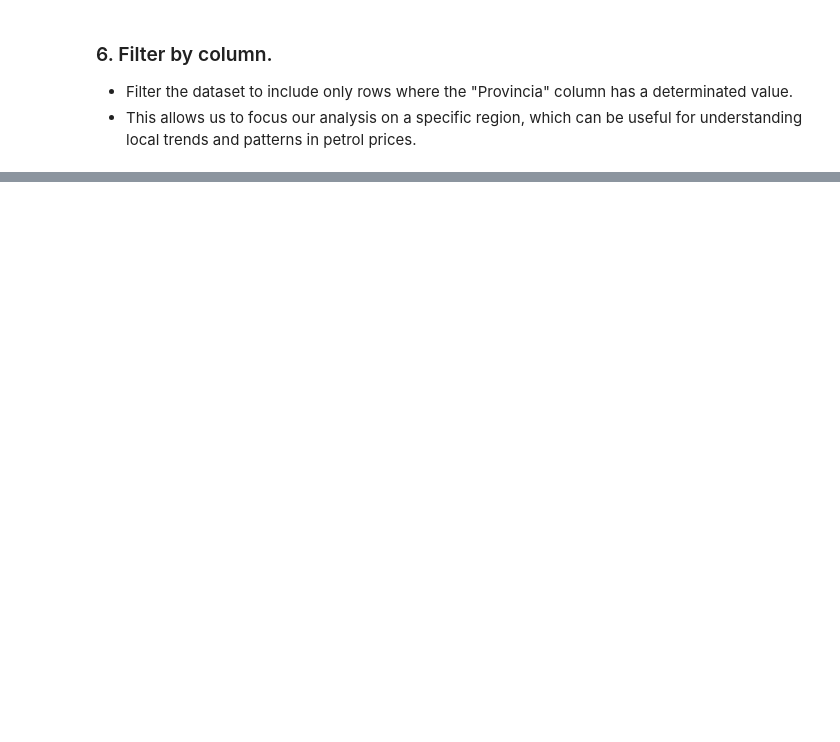
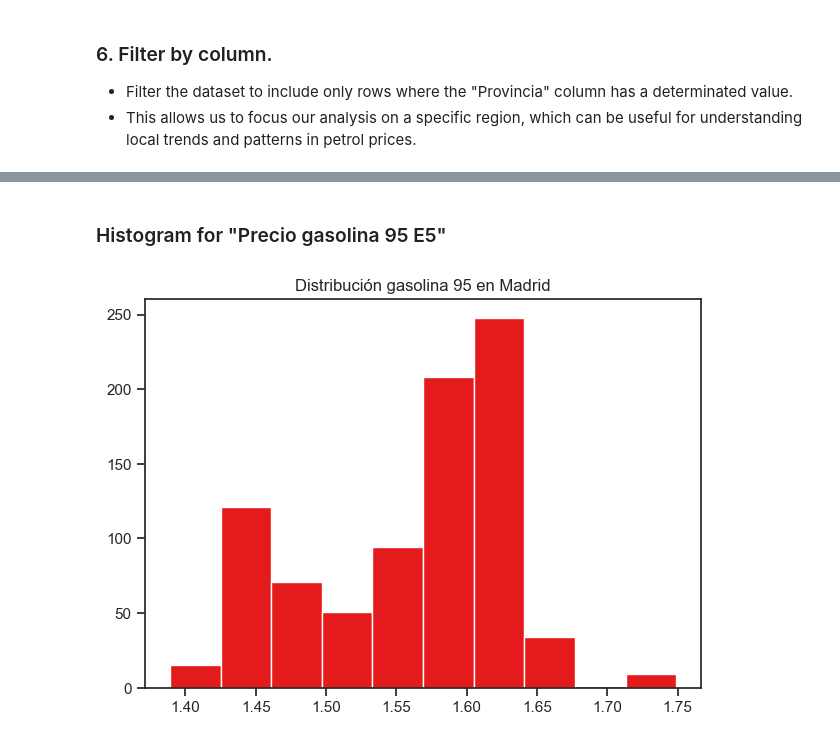
Before and after one commit to rubiwan/PyDataProject, a Jupyter notebook: petrolStationsApp.ipynb, the cells around one changed output, grey strips where cells are left out. Drawn from its saved outputs; the diff is of its cells as text; code cells hidden in the pictures; blank space fills up the shorter version.

```diff
--- a/petrolStationsApp.ipynb
+++ b/petrolStationsApp.ipynb
@@ -110,0 +126,2 @@ df_madrid.shape
+# %%
+df_precios = df_madrid[['Precio gasolina 95 E5', 'Precio gasóleo A']].copy()
@@ -110,0 +134,3 @@ df_madrid.shape
+# %%
+df_precios['Precio gasolina 95 E5'] = df_precios['Precio gasolina 95 E5'].str.replace(',', '.')
+df_precios['Precio gasóleo A'] = df_precios['Precio gasóleo A'].str.replace(',', '.')
@@ -110,0 +141,3 @@ df_madrid.shape
+# %%
+df_precios['Precio gasolina 95 E5'] = df_precios['Precio gasolina 95 E5'].astype(float)
+df_precios['Precio gasóleo A'] = df_precios['Precio gasóleo A'].astype(float)
@@ -110,0 +164,12 @@ df_madrid.shape
+# %% [markdown]
+### Histogram for "Precio gasolina 95 E5"
+# %%
+import matplotlib
+matplotlib.use('module://matplotlib_inline.backend_inline')
+import matplotlib.pyplot as plt
+
+plt.hist(df_precios['Precio gasolina 95 E5'])
+plt.title("Distribución gasolina 95 en Madrid")
+plt.show()
+# %% [output]
+[figure, added]
```
Also changed, not shown: parts of 34 cells of this notebook.
